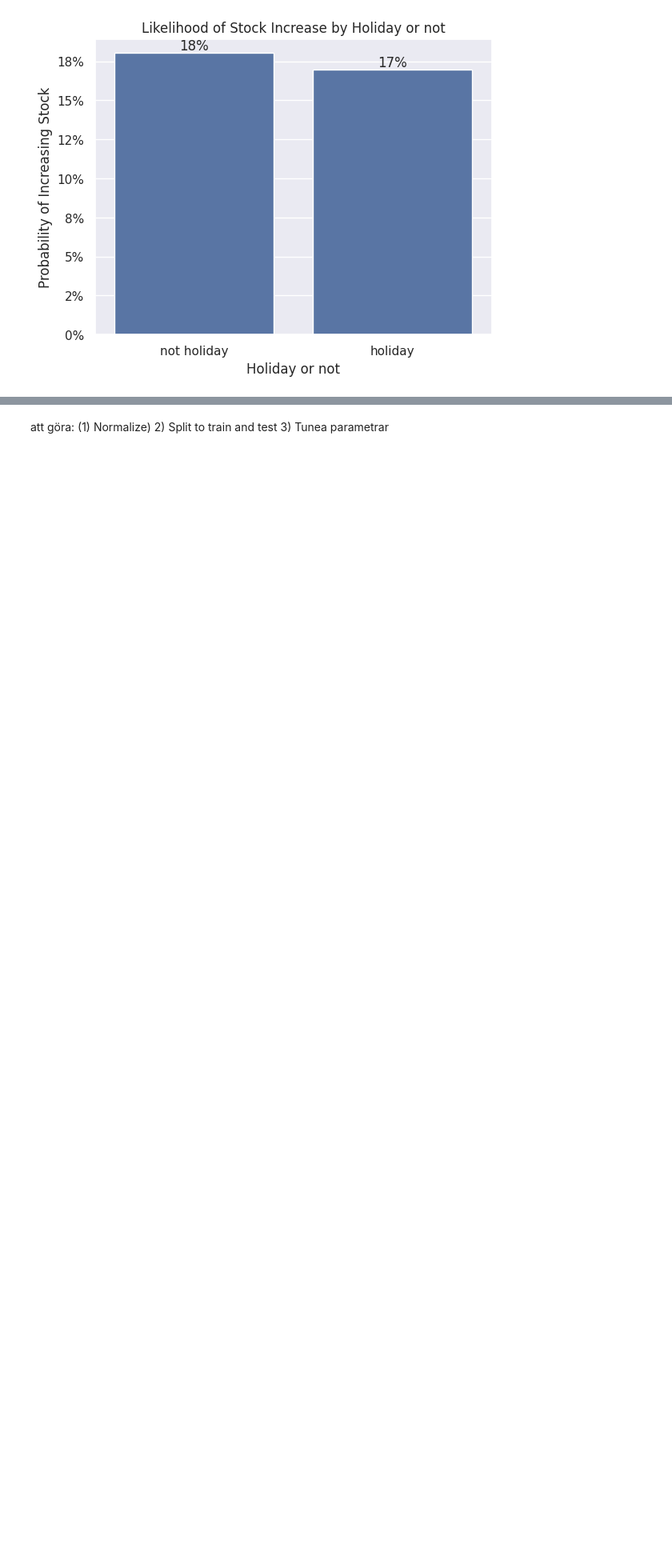
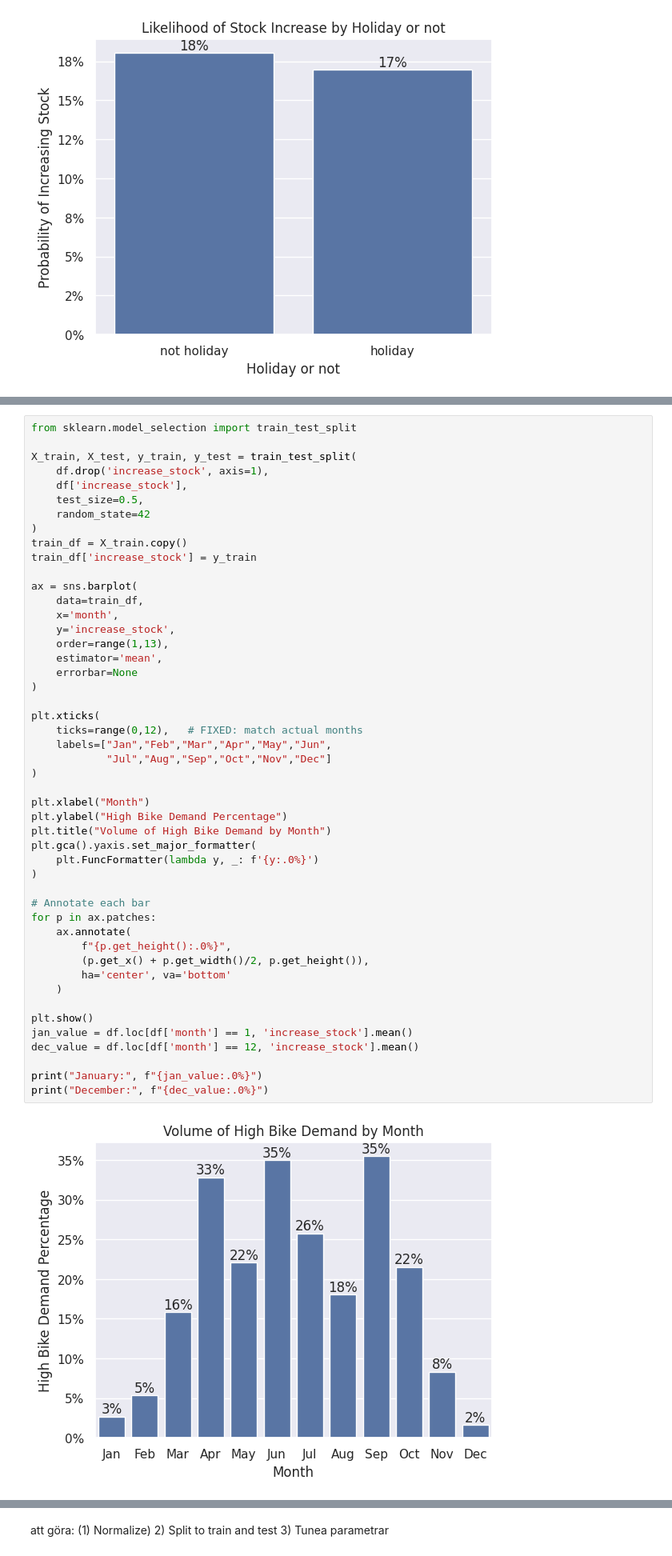
Before and after one commit to JonnaBauer/Smasken, a Jupyter notebook: data_analysis.ipynb, the cells around one changed output, grey strips where cells are left out. Shown: that part at 80% size. Drawn from its saved outputs; the diff is of its cells as text; blank space fills up the shorter version.

```diff
--- a/data_analysis.ipynb
+++ b/data_analysis.ipynb
@@ -135,0 +122,50 @@ plt.show()
+# %%
+from sklearn.model_selection import train_test_split
+
+X_train, X_test, y_train, y_test = train_test_split(
+    df.drop('increase_stock', axis=1),
+    df['increase_stock'],
+    test_size=0.5,
+    random_state=42
+)
+train_df = X_train.copy()
+train_df['increase_stock'] = y_train
+
+ax = sns.barplot(
+    data=train_df,
+    x='month',
+    y='increase_stock',
+    order=range(1,13),
+    estimator='mean',
+    errorbar=None
+)
+
+plt.xticks(
+    ticks=range(0,12),   # FIXED: match actual months
+    labels=["Jan","Feb","Mar","Apr","May","Jun",
+            "Jul","Aug","Sep","Oct","Nov","Dec"]
+)
+
+plt.xlabel("Month")
+plt.ylabel("High Bike Demand Percentage")
+plt.title("Volume of High Bike Demand by Month")
+plt.gca().yaxis.set_major_formatter(
+    plt.FuncFormatter(lambda y, _: f'{y:.0%}')
+)
+
+# Annotate each bar
+for p in ax.patches:
+    ax.annotate(
+        f"{p.get_height():.0%}",
+        (p.get_x() + p.get_width()/2, p.get_height()),
+        ha='center', va='bottom'
+    )
+
+plt.show()
+jan_value = df.loc[df['month'] == 1, 'increase_stock'].mean()
+dec_value = df.loc[df['month'] == 12, 'increase_stock'].mean()
+
+print("January:", f"{jan_value:.0%}")
+print("December:", f"{dec_value:.0%}")
+# %% [output]
+[figure, added]
```
Also changed, not shown: parts of 10 cells of this notebook.
